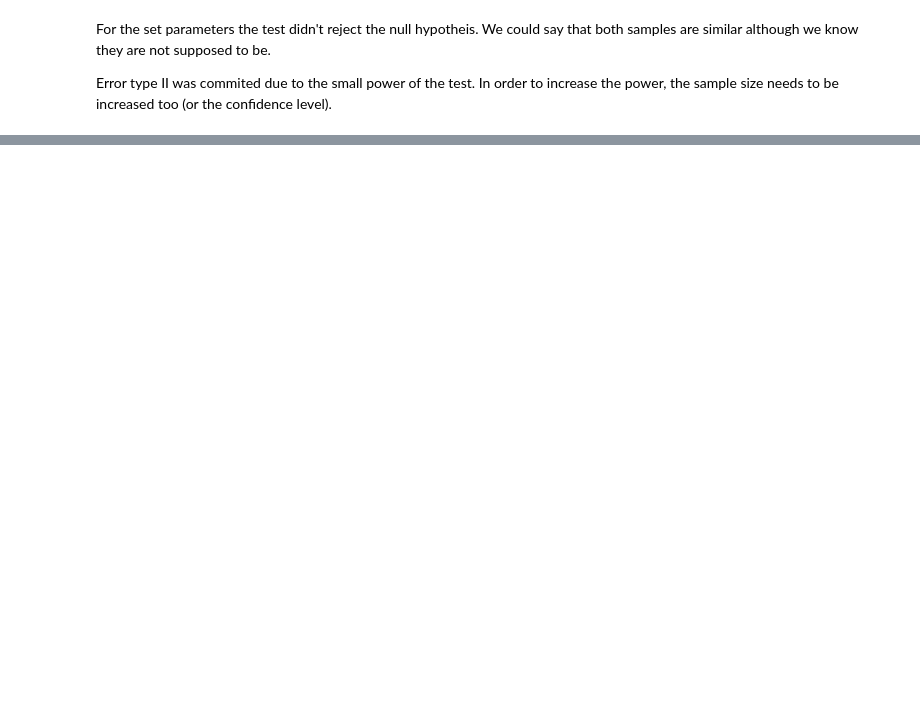
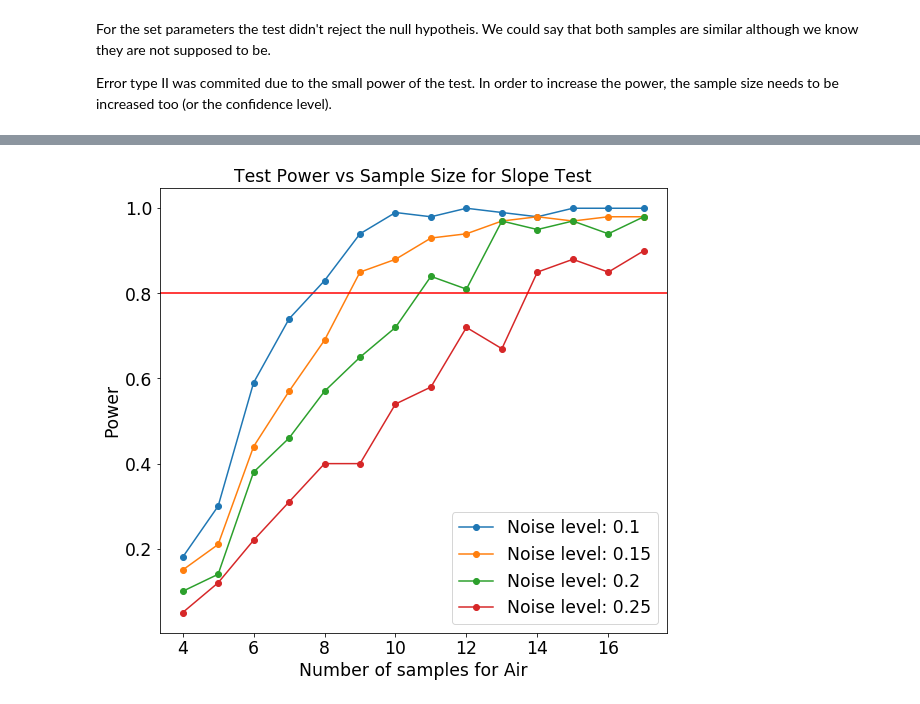
Before and after one commit to mmikos/SmartBuldings, a Jupyter notebook: Power Analysis.ipynb, the cells around one changed output, grey strips where cells are left out. Saved outputs shown, nothing was run; the diff lists cells and outputs as text; code cells hidden in the pictures; blank space fills up the shorter version.

```diff
--- a/Power Analysis.ipynb
+++ b/Power Analysis.ipynb
@@ -199 +326,39 @@ for plot in scores:
+# %%
+sample_size = [4, 5, 6, 7, 8, 9, 10, 11, 12, 13, 14, 15, 16, 17]
+# sample_size = [200, 500, 1000]
+
+alpha_levels = [0.01]
+number_of_experiments = 100
+
+noise_standard_deviation_table = [0.1, 0.15, 0.2, 0.25]
+
+test_power_air = power_simulation_testing_regression(number_of_experiments, sample_size, alpha_levels, noise_standard_deviation_table, 'air')
+# %%
+test_power_table_air = pd.DataFrame(test_power_air, columns=['Sample Size', 'Power', 'Noise'])
+
+scores = [test_power_table_air]
+names = ['Air']
+
+i = 1
+
+# Plot test power
+plt.figure(figsize=(20, 18))
+for plot in scores:
+
+    plt.subplot(2, 2, i)
+
+    for noise in noise_standard_deviation_table:
+        plt.plot(plot.loc[plot['Noise'] == noise, 'Sample Size'],
+                 plot.loc[plot['Noise'] == noise, 'Power'], 'o-',
+                 label = f"Noise level: {noise}")
+
+    plt.xlabel(f'Number of samples for {names[i - 1]}')
+    plt.ylabel('Power')
+    plt.axhline(y = 0.8, color='r')
+    plt.title('Test Power vs Sample Size for Slope Test')
+    plt.legend()
+
+    i = i + 1
+# %% [output]
+[figure, added]
 # %%
```
Also changed, not shown: parts of 15 cells of this notebook, 3 other files.
